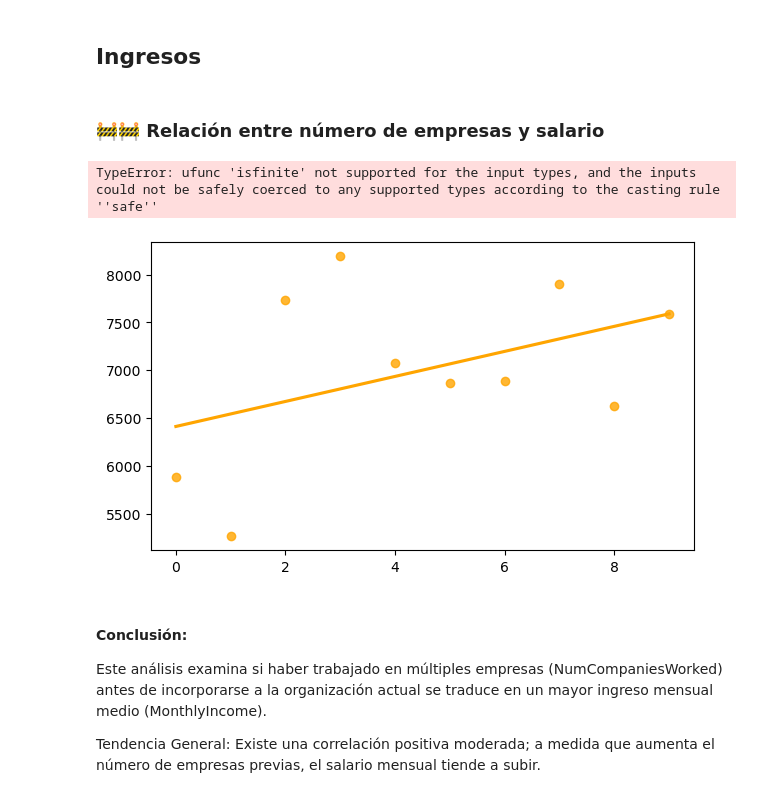
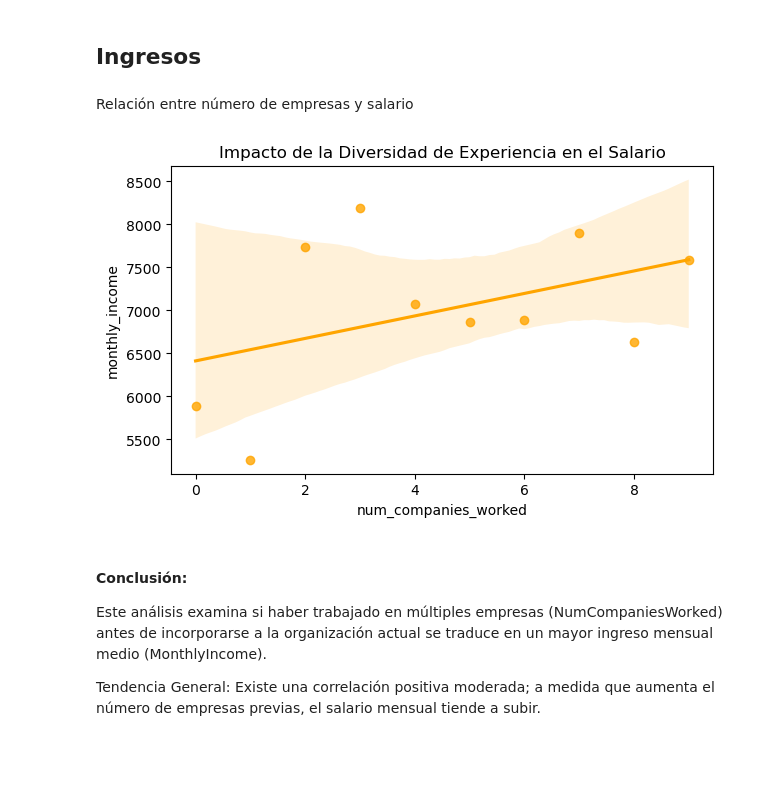
Before and after one commit to PatriciaAnaya/project-da-promo-59-modulo-3-team-3, a Jupyter notebook: optimizacion-de-talento-final.ipynb, the cells around one changed output. Drawn from its saved outputs; the diff is of its cells as text; code cells hidden in the pictures; blank space fills up the shorter version.

```diff
--- a/optimizacion-de-talento-final.ipynb
+++ b/optimizacion-de-talento-final.ipynb
@@ -1484,18 +1443,20 @@ La estructura demográfica de la empresa sigue un patrón de ciclo de vida conve
 # %% [markdown]
 ## Ingresos
 # %% [markdown]
-### 🚧🚧 Relación entre número de empresas y salario
+Relación entre número de empresas y salario
 # %%
+df_final['num_companies_worked'] = pd.to_numeric(df_final['num_companies_worked'], errors='coerce')
+df_final['monthly_income'] = pd.to_numeric(df_final['monthly_income'], errors='coerce')
+
 companies_salary = df_final.groupby('num_companies_worked')['monthly_income'].mean().reset_index()
 
 # Gráfico
 plt.figure(figsize=(7, 4))
 sns.regplot(data=companies_salary, x='num_companies_worked', y='monthly_income', color='orange')
 plt.title('Impacto de la Diversidad de Experiencia en el Salario')
 plt.show()
 # %% [output]
-TypeError: ufunc 'isfinite' not supported for the input types, and the inputs could not be safely coerced to any supported types according to the casting rule ''safe''
-[figure, old version]
+[figure, new version]
 # %% [markdown]
 #### Conclusión:
 
```
Also changed, not shown: parts of 36 cells of this notebook, 1 other file.
